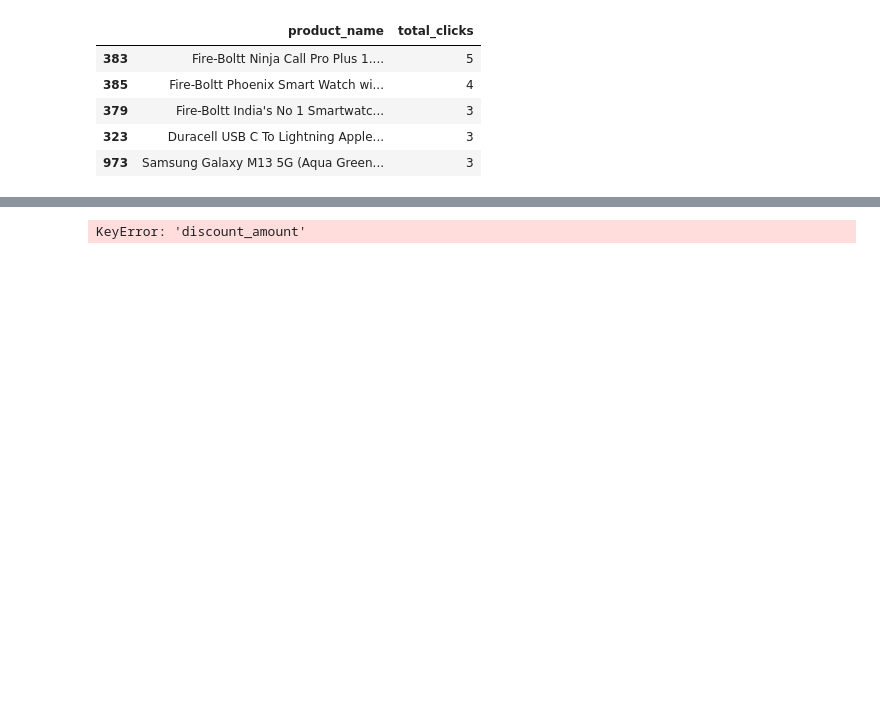
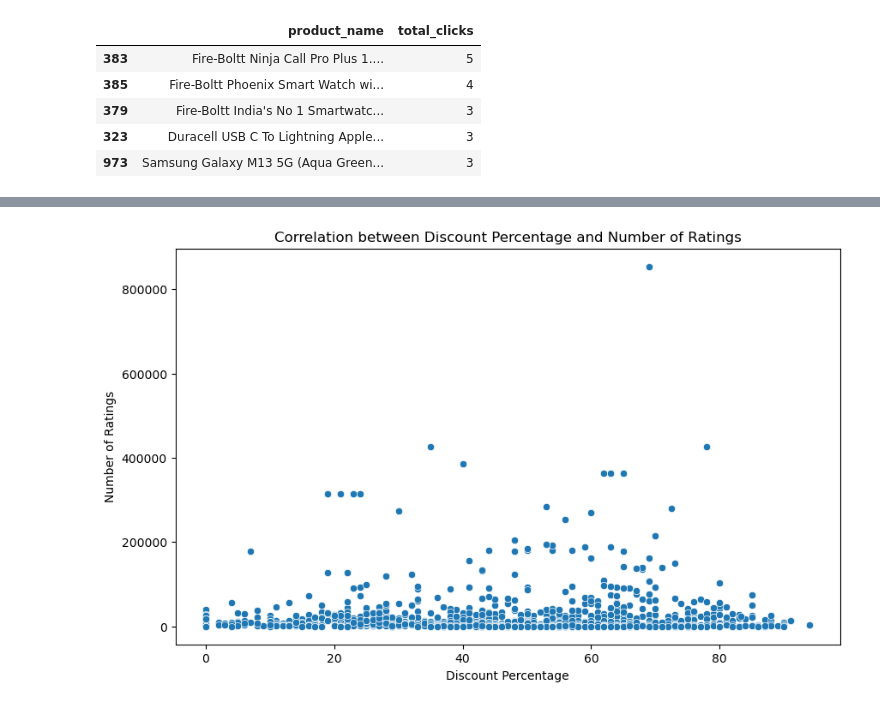
Before and after one commit to calvinhoang203/Analysis-of-Amazon-Sales-Trend, a Jupyter notebook: Amazon Sales Trend.ipynb, the cells around one changed output, grey strips where cells are left out. Saved outputs shown, nothing was run; the diff lists cells and outputs as text; code cells hidden in the pictures; blank space fills up the shorter version.

```diff
--- a/Amazon Sales Trend.ipynb
+++ b/Amazon Sales Trend.ipynb
@@ -533,0 +541,8 @@ plt.show()
+# %%
+# Convert the type of 'discount_percentage' column from string to float
+convert_discount_percentage = [] # an empty list
+for index, row in amazon_data.iterrows():
+    convert_discount_percentage.append(str(row['discount_percentage']).replace('%', '')) # Remove both '₹' and ','
+convert_discount_percentage = [float(i) for i in convert_discount_percentage]
+amazon_data['convert_discount_percentage'] = convert_discount_percentage
+amazon_data.head(5)
@@ -534,4 +557,13 @@ plt.show()
 # %%
-correlation = amazon_data['discount_amount'].corr(amazon_data['convert_rating_count'])
+# Calculate the discount percentage and total rating count for each product
+discounted_product_ratings = amazon_data.groupby('product_id').agg({'convert_discount_percentage': 'mean', 'convert_rating_count': 'sum'}).reset_index()
+
+# Plotting the correlation
+plt.figure(figsize=(10, 6))
+sns.scatterplot(x='convert_discount_percentage', y='convert_rating_count', data=discounted_product_ratings)
+plt.title('Correlation between Discount Percentage and Number of Ratings')
+plt.xlabel('Discount Percentage')
+plt.ylabel('Number of Ratings')
+plt.show()
 # %% [output]
-KeyError: 'discount_amount'
+[figure, added]
```
Also changed, not shown: parts of 21 cells of this notebook.
